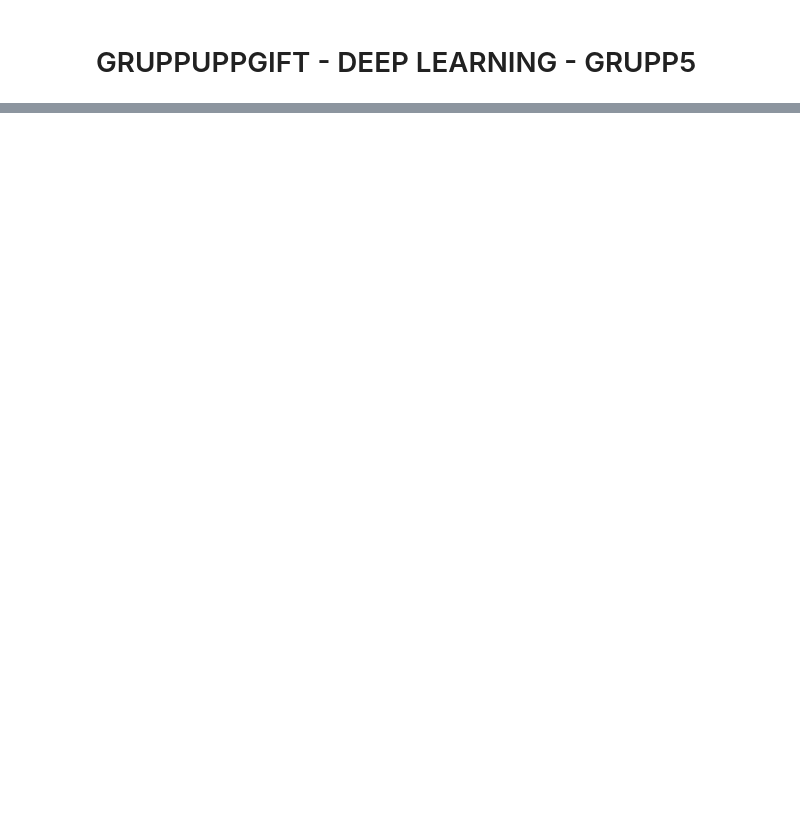
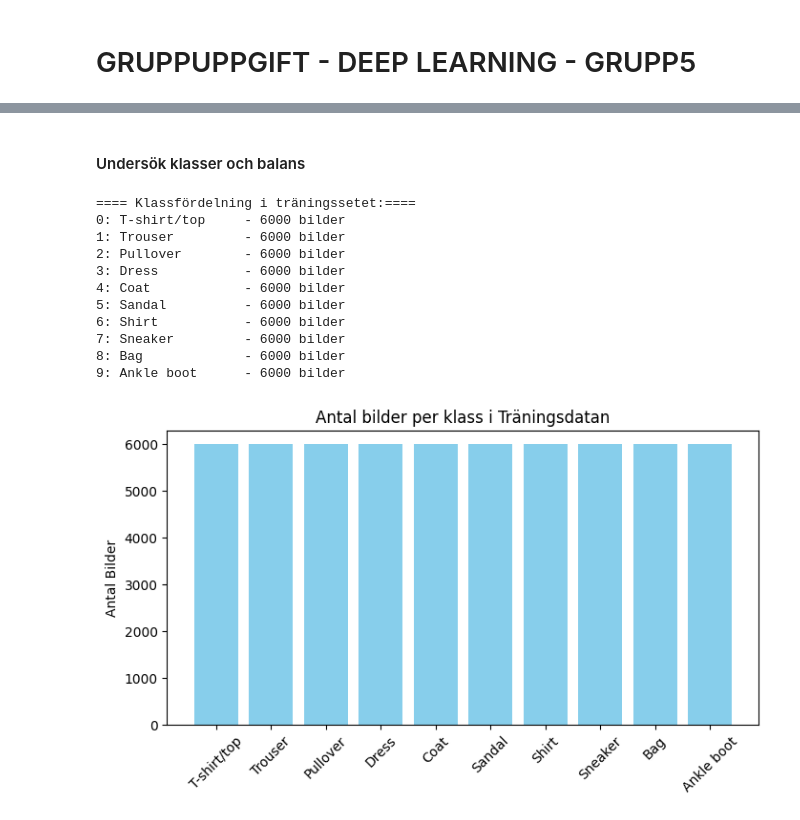
Before and after one commit to elzacapar/DL-grupp5-augmentation, a Jupyter notebook: notebook/fashion_mnist_data_augmentation.ipynb, the cells around one changed output, grey strips where cells are left out. Saved outputs shown, nothing was run; the diff lists cells and outputs as text; code cells hidden in the pictures; blank space fills up the shorter version.

```diff
--- a/notebook/fashion_mnist_data_augmentation.ipynb
+++ b/notebook/fashion_mnist_data_augmentation.ipynb
@@ -6,5 +7,4 @@ Vi laddar Fashion MNIST från Keras, undersöker klasser och datamängdens storl
 # %%
-# Importera nödvändiga bibliotek
 
 import numpy as np
 import pandas as pd
@@ -18,25 +18,3 @@ from sklearn.metrics import confusion_matrix, classification_report
 from tensorflow import keras
 from tensorflow.keras import layers, regularizers
 from tensorflow.keras.callbacks import EarlyStopping
-
-#För att se flere rader vid utskrift
-np.set_printoptions(linewidth=10)
-
-# Ladda datasetet
-(x_train, y_train), (x_test, y_test) = keras.datasets.fashion_mnist.load_data()
-
-#Klassnamn (10 klasser)
-class_names = ['T-shirt/top', 'Trouser', 'Pullover', 'Dress', 'Coat',
-               'Sandal', 'Shirt', 'Sneaker', 'Bag', 'Ankle boot']
-
-# Visa grundläggande information om datasetet
-print(f"Träningsdata: {x_train.shape}, Etiketter: {y_train.shape}")
-print(f"Testdata: {x_test.shape}, Etiketter: {y_test.shape}")
-print(f"Antal klasser: {len(class_names)}")
-print("Pixelvärdesintervall:", x_train.min(), "-", x_train.max())
-
-# Kontrollera balansen i datasetet
-unique, counts = np.unique(y_train, return_counts=True)
-print("\nKlassfördelning i träningssetet:")
-for name, count in zip(class_names, counts):
-    print(f"{name:15}: {count}")
@@ -63,0 +43,36 @@ förväntar sig 3D input (28.28.1).
+# %% [markdown]
+#### Undersök klasser och balans
+# %%
+# Klassnamn ( enligt Fashion MNIST namnsättning)
+class_names = [
+    'T-shirt/top', 'Trouser', 'Pullover', 'Dress', 'Coat',
+    'Sandal', 'Shirt', 'Sneaker', 'Bag', 'Ankle boot'
+    ]
+
+# Undersök klassbalans - räkna antal bilder per klass i träningssetet
+unique, counts = np.unique(y_train, return_counts=True)
+
+print("\n==== Klassfördelning i träningssetet:====")
+for i, (name, cnt) in enumerate(zip(class_names, counts)):
+    print(f"{i}: {name:15} - {cnt} bilder")
+
+# Visualisera några exempelbilder från varje klass
+plt.figure(figsize=(8, 4))
+plt.bar(class_names, counts, color='skyblue')
+plt.xticks(rotation=45)
+plt.title("Antal bilder per klass i Träningsdatan")
+plt.ylabel("Antal Bilder")
+plt.show()
+# %% [output]
+==== Klassfördelning i träningssetet:====
+0: T-shirt/top     - 6000 bilder
+1: Trouser         - 6000 bilder
+2: Pullover        - 6000 bilder
+3: Dress           - 6000 bilder
+4: Coat            - 6000 bilder
+5: Sandal          - 6000 bilder
+6: Shirt           - 6000 bilder
+7: Sneaker         - 6000 bilder
+8: Bag             - 6000 bilder
+9: Ankle boot      - 6000 bilder
+[figure, added]
```
Also changed, not shown: parts of 12 cells of this notebook.
